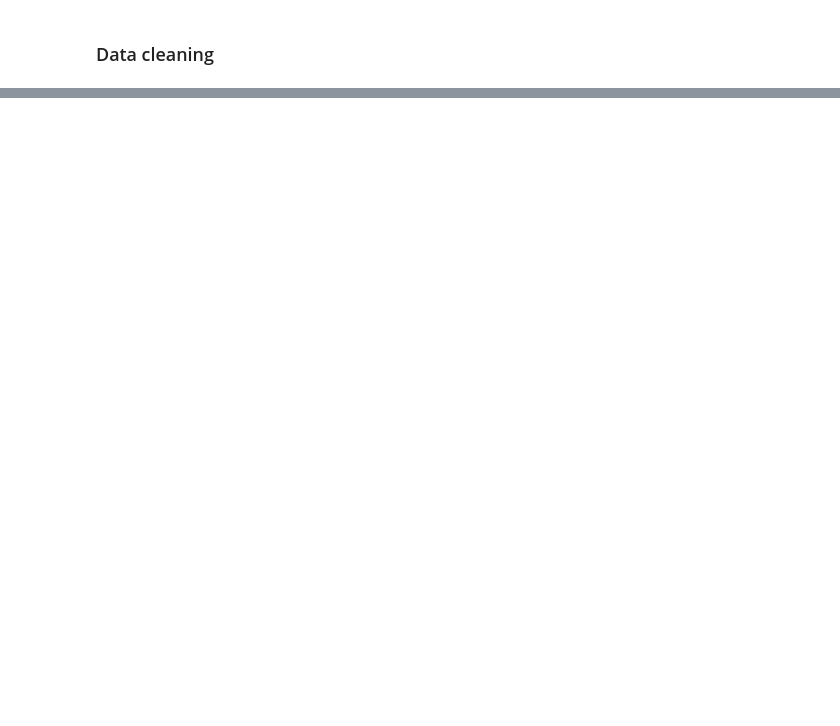
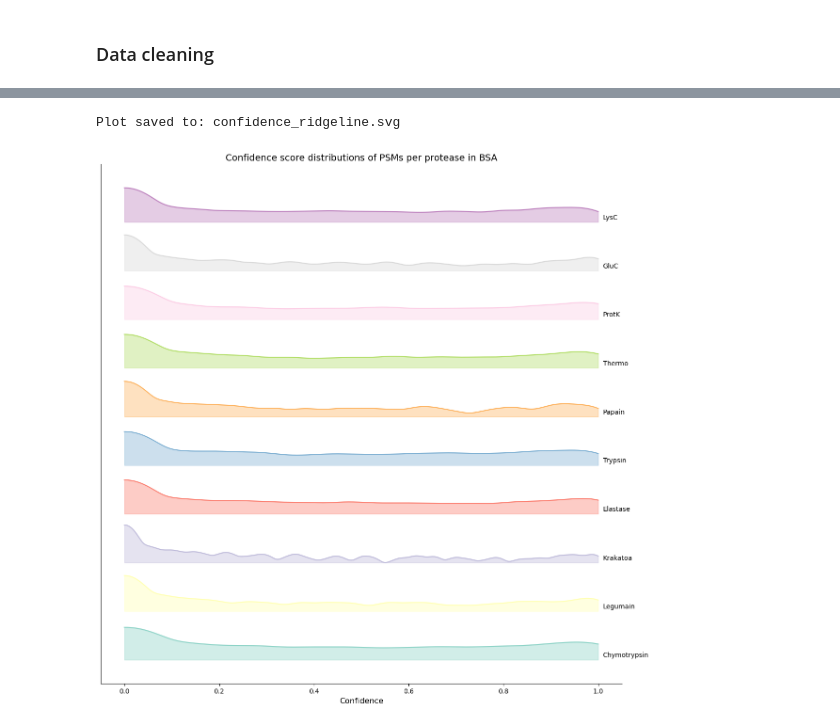
Before and after one commit to Multiomics-Analytics-Group/InstaNexus, a Jupyter notebook: notebooks/protease_analysis_and_optimization.ipynb, the cells around one changed output, grey strips where cells are left out. Saved outputs shown, nothing was run; the diff lists cells and outputs as text; code cells hidden in the pictures; blank space fills up the shorter version.

```diff
--- a/notebooks/protease_analysis_and_optimization.ipynb
+++ b/notebooks/protease_analysis_and_optimization.ipynb
@@ -58,3 +61,18 @@ import networkx as nx
 import plotly.express as px
 import matplotlib.pyplot as plt
 import plotly.graph_objects as go
+# %%
+try:
+    # works if you are in a script: __file__ exists
+    BASE_DIR = Path(__file__).resolve().parents[2]
+except NameError:
+    # works if you are in a notebook: __file__ does not exist
+    BASE_DIR = Path().resolve()
+    # go up until the project folder
+    while BASE_DIR.name != "InstaNexus" and BASE_DIR != BASE_DIR.parent:
+        BASE_DIR = BASE_DIR.parent
+
+JSON_DIR = BASE_DIR / "json"
+INPUT_DIR = BASE_DIR / "inputs"
+FASTA_DIR = BASE_DIR / "fasta"
+OUTPUTS_DIR = BASE_DIR / "outputs"
@@ -61,5 +83,5 @@ import plotly.graph_objects as go
 # %%
-def get_sample_metadata(run, chain="", json_path="../json/sample_metadata.json"):
+def get_sample_metadata(run, chain="", json_path= JSON_DIR / "sample_metadata.json"):
     with open(json_path, "r") as f:
         all_meta = json.load(f)
 
@@ -128,7 +154,7 @@ params = {"ass_method": 'dbg',
 # %%
 protein_norm = prep.normalize_sequence(protein)
 
-df = pd.read_csv(f"../input/{run}.csv")
+df = pd.read_csv(INPUT_DIR /f"{run}.csv")
 # %%
 df['protease'] = df['experiment_name'].apply(lambda name: prep.extract_protease(name, proteases))
 
@@ -138,7 +164,7 @@ df['cleaned_preds'] = df['preds'].apply(prep.remove_modifications)
 # %%
 cleaned_psms = df['cleaned_preds'].tolist()
 # %%
-filtered_psms = prep.filter_contaminants(cleaned_psms, run, "../fasta/contaminants.fasta")
+filtered_psms = prep.filter_contaminants(cleaned_psms, run, FASTA_DIR / "contaminants.fasta")
 # %%
 df = df[df['cleaned_preds'].isin(filtered_psms)]
 # %%
@@ -209,17 +249,20 @@ def plot_ridgeline_log_kde(df, protease_column='protease', conf_column='conf',
 
     plt.show()
 # %%
-with open("../json/protease_colors.json", "r") as f:
+with open(JSON_DIR / "protease_colors.json", "r") as f:
     colors = json.load(f)
 
 plot_ridgeline_log_kde(
     df,
     protease_column='protease',
     conf_column='conf',
     protease_list=proteases,
     custom_colors=colors,
     save_svg_path="confidence_ridgeline.svg"
 )
+# %% [output]
+Plot saved to: confidence_ridgeline.svg
+[figure, added]
 # %%
 df = df[df['conf'] > conf]
 # %%
```
Also changed, not shown: parts of 11 cells of this notebook, 5 other files.
